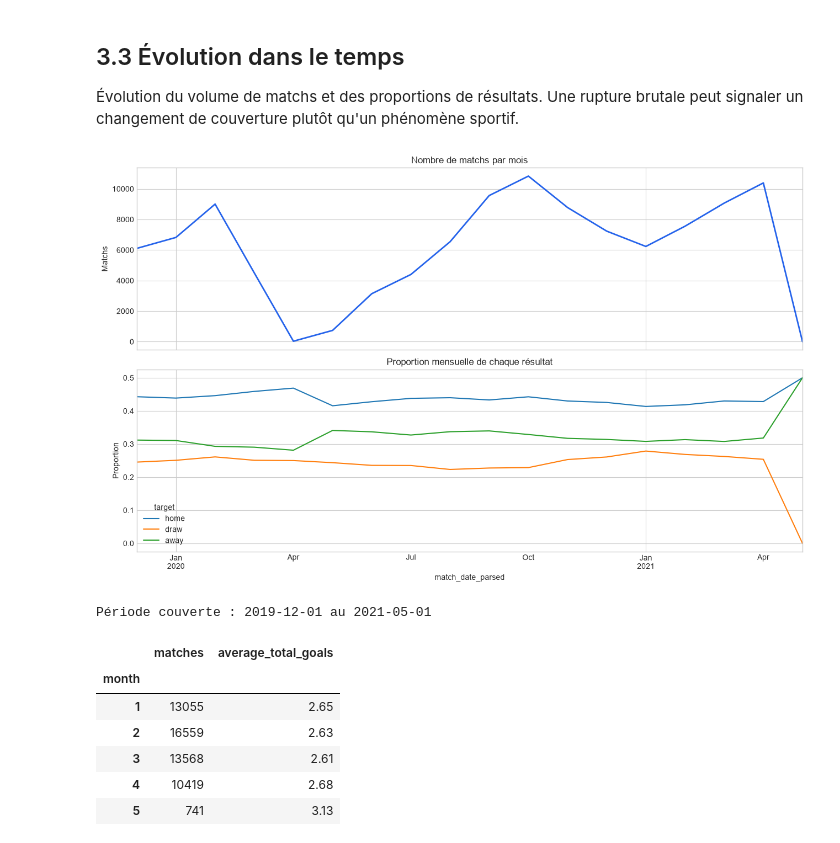
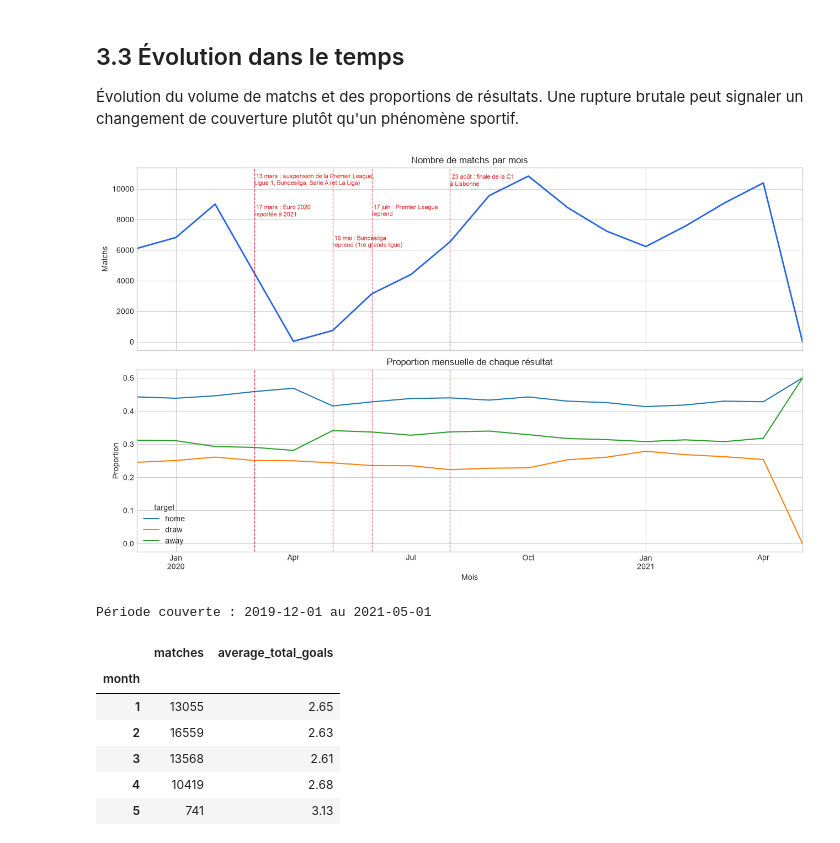
Before and after one commit to hugopicot/Football-Match-Probability-Prediction, a Jupyter notebook: Notebook/eda_jointure.ipynb, the cells around one changed output. Saved outputs shown, nothing was run; the diff lists cells and outputs as text; code cells hidden in the pictures.

Commit message:
add covid important dates to cell 42, Nombre Matchs par Mois

```diff
--- a/Notebook/eda_jointure.ipynb
+++ b/Notebook/eda_jointure.ipynb
@@ -512,26 +512,46 @@ plt.show()
 # %%
 time_data = eda.dropna(subset=["match_date_parsed"]).copy()
 monthly_matches = time_data.set_index("match_date_parsed").resample("ME").size()
 monthly_target_share = (
     time_data.groupby([pd.Grouper(key="match_date_parsed", freq="ME"), "target"])
     .size()
     .unstack(fill_value=0)
 )
 monthly_target_share = monthly_target_share.div(monthly_target_share.sum(axis=1), axis=0)
 
 fig, axes = plt.subplots(2, 1, figsize=(13, 8), sharex=True)
 monthly_matches.plot(ax=axes[0], color="#2563eb", linewidth=2)
 axes[0].set_title("Nombre de matchs par mois")
 axes[0].set_ylabel("Matchs")
 monthly_target_share[[c for c in ["home", "draw", "away"] if c in monthly_target_share]].plot(ax=axes[1])
 axes[1].set_title("Proportion mensuelle de chaque résultat")
 axes[1].set_ylabel("Proportion")
+
+# Dates clés du COVID-19 et du football européen (les plus marquantes uniquement)
+evenements = [
+    ("2020-03-13", "13 mars : suspension de la Premier League,\nLigue 1, Bundesliga, Serie A et La Liga", 0.97),
+    ("2020-03-17", "17 mars : Euro 2020\nreportée à 2021", 0.80),
+    ("2020-05-16", "16 mai : Bundesliga\nreprend (1re grande ligue)", 0.63),
+    ("2020-06-17", "17 juin : Premier League\nreprend", 0.80),
+    ("2020-08-23", "23 août : finale de la C1\nà Lisbonne", 0.97),
+]
+for date, libelle, hauteur in evenements:
+    date = pd.Timestamp(date)
+    for ax in axes:
+        ax.axvline(date, color="#dc2626", linestyle="--", linewidth=1, alpha=0.6)
+    axes[0].text(
+        date, hauteur, f" {libelle}",
+        transform=axes[0].get_xaxis_transform(),
+        fontsize=8, color="#dc2626", va="top",
+    )
+axes[0].set_xlabel("")
+axes[1].set_xlabel("Mois")
 plt.tight_layout()
 plt.show()
 
 print(f"Période couverte : {time_data['match_date_parsed'].min().date()} au {time_data['match_date_parsed'].max().date()}")
 # %% [output]
-[figure, old version]
+[figure, new version]
 Période couverte : 2019-12-01 au 2021-05-01
 # %%
 seasonality = time_data.assign(month=time_data["match_date_parsed"].dt.month).groupby("month").agg(
```
Also changed, not shown: parts of 2 cells of this notebook.
